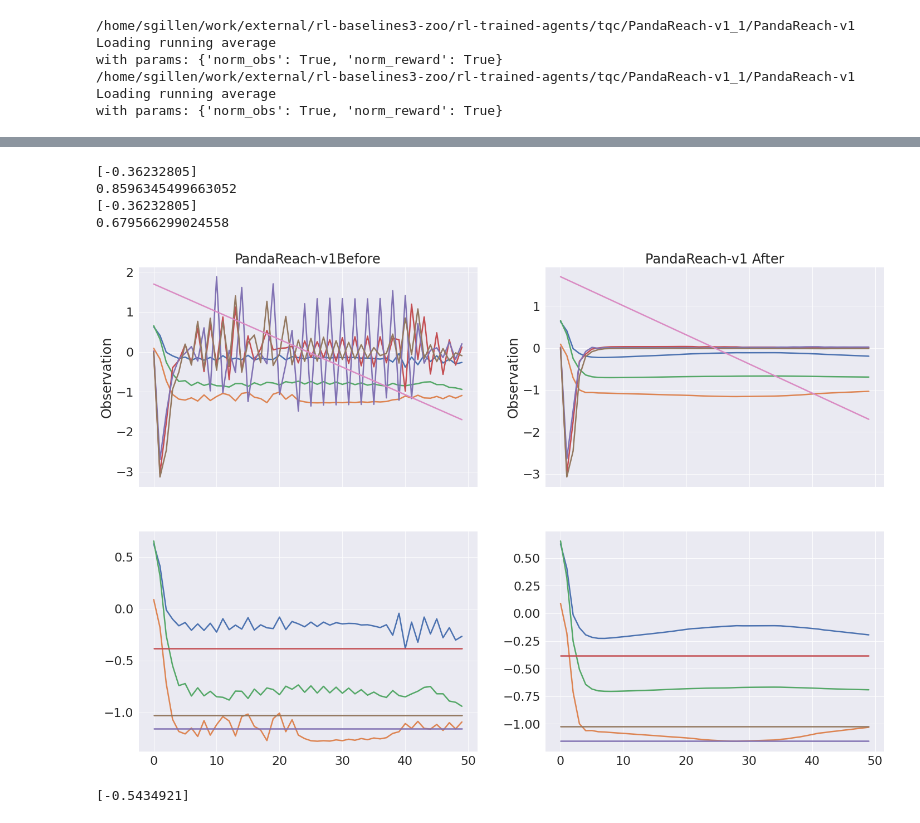
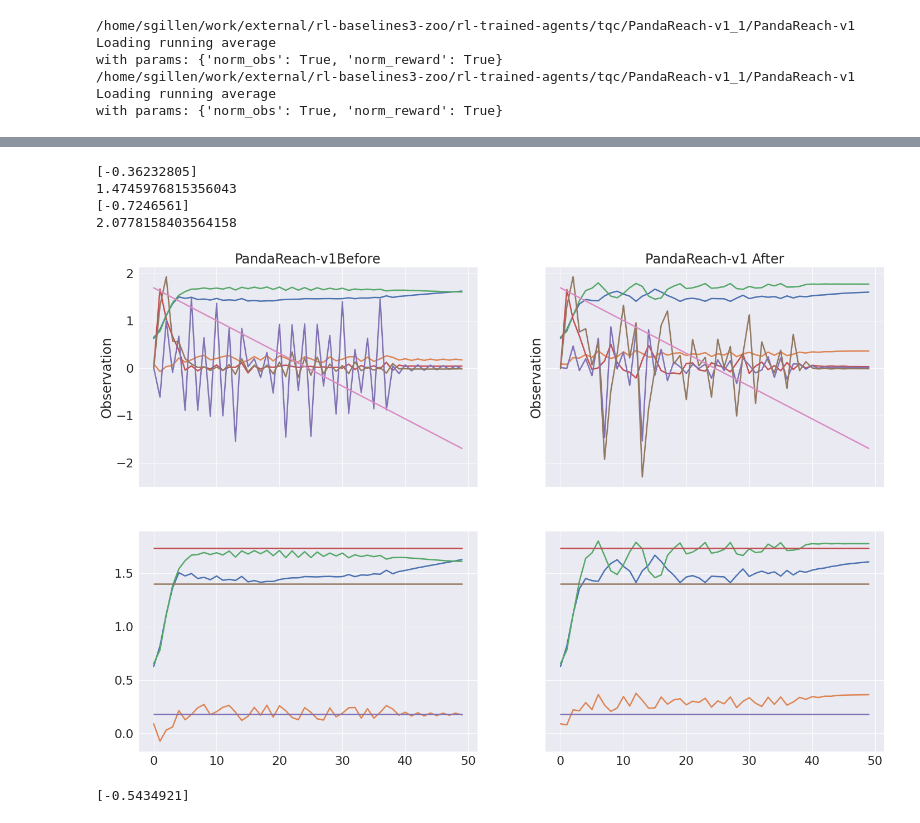
Before and after one commit to sgillen/policy_refinement, a Jupyter notebook: zoo_check.ipynb, the cells around one changed output, grey strips where cells are left out. Saved outputs shown, nothing was run; the diff lists cells and outputs as text; code cells hidden in the pictures.

```diff
--- a/zoo_check.ipynb
+++ b/zoo_check.ipynb
@@ -40,7 +40,7 @@ algo = 'tqc'
 # env, model = load_zoo_agent(env_name, algo, render=False)
 
 
-env_name = "PandaReach-v1"
+env_name = "PandaSlide-v1"
 env1, model1 = load_zoo_agent(env_name, algo)
 
 env_name = "FetchReach-v1"
@@ -173,15 +172,19 @@ m: 0.6175447708828005, c:3.8017840169239325, mc:2.2096643939033664, v1:1.6734417
 # %%
 from seagul.mesh import adim_safe_stable_nolen, DualRewardLin, DualRewardProd
 
+def neg_adim(o,a,r):
+    return -adim_safe_stable_nolen(o,a,r)
+
 prod = DualRewardProd(adim_safe_stable_nolen)
-lin = DualRewardLin(adim_safe_stable_nolen, 10, .5)
+lin = DualRewardLin(neg_adim, 1, 3)
 
+#env_name = "PandaPickAndPlace-v1"
 env_name = "PandaReach-v1"
 env, model = load_zoo_agent(env_name, algo)
 
 old_model = model
-lin_rew = DualRewardLin(adim_safe_stable_nolen, a1, b1)
-new_agent = ARSZooAgent(env_name, algo, seed=1, n_workers=24, n_delta=72, postprocessor=prod, step_schedule=[0.02, 0.002], exp_schedule=[0.02, 0.002], epoch_seed=True)
+#lin_rew = DualRewardLin(adim_safe_stable_nolen, a1, b1)
+new_agent = ARSZooAgent(env_name, algo, seed=1, n_workers=12, n_delta=32, postprocessor=lin, step_schedule=[0.02, 0.002], exp_schedule=[0.02, 0.002], epoch_seed=True)
 # %% [output]
 /home/sgillen/work/external/rl-baselines3-zoo/rl-trained-agents/tqc/PandaReach-v1_1/PandaReach-v1
 Loading running average
@@ -190,6 +193,6 @@ with params: {'norm_obs': True, 'norm_reward': True}
 Loading running average
 with params: {'norm_obs': True, 'norm_reward': True}
 # %%
-new_agent.learn(100);
+new_agent.learn(200);
 plt.plot(new_agent.raw_rew_hist)
 # %% [output]
@@ -215,8 +218,8 @@ with params: {'norm_obs': True, 'norm_reward': True}
 # %%
-fig, ((ax1o, ax2o), (ax1r, ax2r)) = plt.subplots(2, 2, figsize=(24,16), sharex=True)
+fig, ((ax1o, ax2o), (ax1r, ax2r)) = plt.subplots(2, 2, figsize=(24,16), sharex=True, sharey='row')
 seed = int(np.random.randint(1,2**32-2))
 
-o,a,r,i = do_rollout_stable(env, old_model, render=False,seed=seed);
+o,a,r,i = do_rollout_stable(env, old_model, render=False, seed=seed);
 
 if type(o[0]) == collections.OrderedDict:
     o,ach,des = dict_to_array(o)
@@ -232,38 +235,38 @@ ax1r.plot(des);
 
 # ax1r.set_xlabel('Time Ticks')
 # ax1r.set_ylabel('Goal')
 
 print(sum(r))
 print(adim_safe_stable_nolen(o,a,r))
 
 
 
-o,a,r,i = do_rollout_stable(env, new_agent.model, render=False,seed=seed);
+o,a,r,i = do_rollout_stable(env, new_agent.model, render=False, seed=seed);
 
 if type(o[0]) == collections.OrderedDict:
     o,ach,des = dict_to_array(o)
 
 #plt.figure(figsize=(16,10))
 ax2o.plot(o);
 ax2o.set_title(env_name + " After")
 ax2o.set_ylabel('Observation')
 
 ax2r.plot(ach);
 ax2r.plot(des);
 
 # ax2r.set_xlabel('Time Ticks')
 # ax2r.set_ylabel('Goal')
 
 print(sum(r))
 print(adim_safe_stable_nolen(o,a,r))
 
 #print(sum(fn(o, a, r)))
 # %% [output]
 [-0.36232805]
-0.8596345499663052
-[-0.36232805]
-0.679566299024558
+1.4745976815356043
+[-0.7246561]
+2.0778158403564158
-[figure, old version]
+[figure, new version]
 # %%
 plt.plot(ach);
 plt.plot(des);
```
Also changed, not shown: parts of 3 cells of this notebook, 5 other files.
